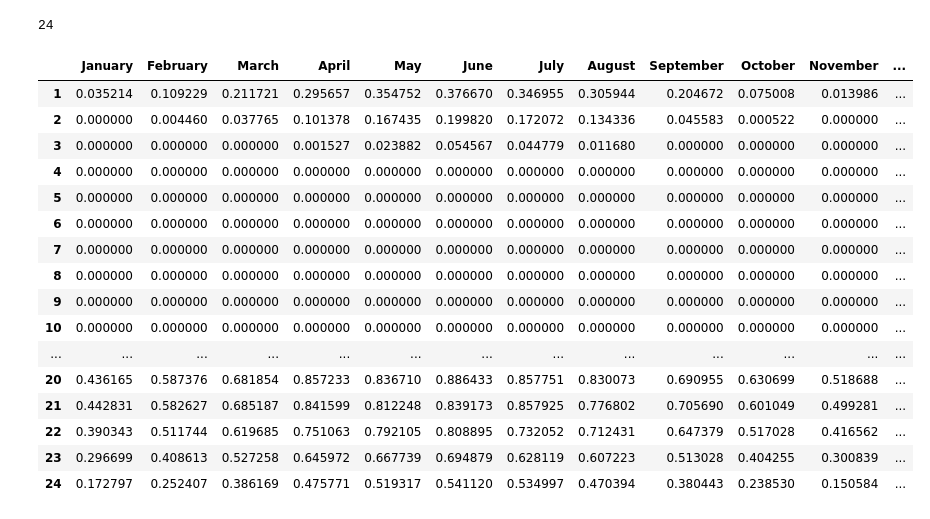
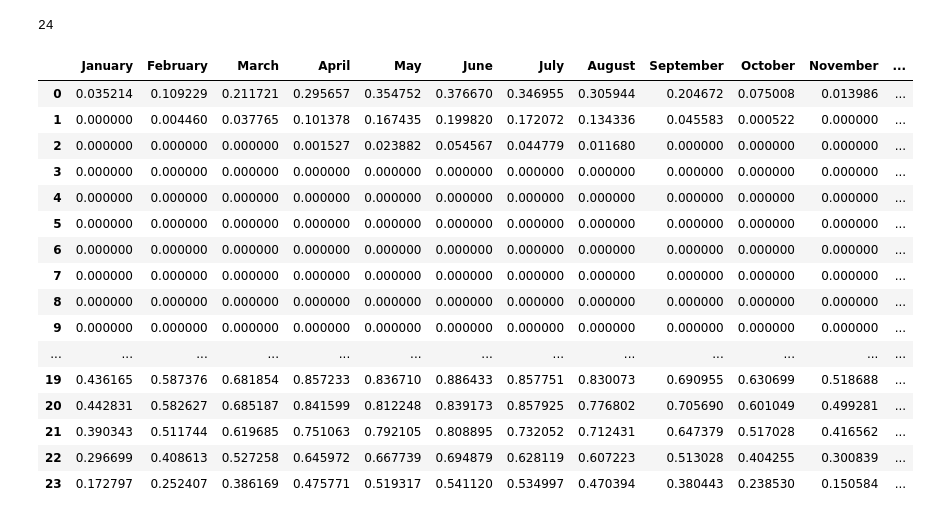
Before and after one commit to JulianEsler/7Q10, a Jupyter notebook: Hourly Solar Radiation Workbook.ipynb, the cells around one changed output. Saved outputs shown, nothing was run; the diff lists cells and outputs as text; code cells hidden in the pictures.

```diff
--- a/Hourly Solar Radiation Workbook.ipynb
+++ b/Hourly Solar Radiation Workbook.ipynb
@@ -121,34 +121,41 @@ print(len(agdf.loc[0,'GHI']))
 # %% [output]
 24
 # %%
-data_spread = pd.DataFrame(agdf['GHI'].tolist(), columns=range(1, 25))
+
+ds = pd.DataFrame(agdf['GHI'].tolist(), columns=range(1, 25))
 
 # Transpose the DataFrame to have hours as columns and months as rows
-data_spread = data_spread.T
+ds = ds.T
 
 # Rename the columns with month names
-data_spread.columns = [
+ds.columns = [
     'January', 'February', 'March', 'April', 'May', 'June',
     'July', 'August', 'September', 'October', 'November', 'December'
 ]
 
-# Display the new DataFrame "data_spread"
-data_spread
+ds.reset_index(inplace=True)
+# Display the new DataFrame "ds", ds = data spread
+
+ds = ds.drop(columns='index')
+
+# hashtag inserted before ds in following line so that dataframe does not print.
+# I did this so the code is more easily intelligible in GitHub. Remove # to print the dataframe.
+#ds
 # %% [output]
 |  | January | February | March | April | May | June | July | August | September | October | November | ... |
-| 1 | 0.035214 | 0.109229 | 0.211721 | 0.295657 | 0.354752 | 0.376670 | 0.346955 | 0.305944 | 0.204672 | 0.075008 | 0.013986 | ... |
-| 2 | 0.000000 | 0.004460 | 0.037765 | 0.101378 | 0.167435 | 0.199820 | 0.172072 | 0.134336 | 0.045583 | 0.000522 | 0.000000 | ... |
-| 3 | 0.000000 | 0.000000 | 0.000000 | 0.001527 | 0.023882 | 0.054567 | 0.044779 | 0.011680 | 0.000000 | 0.000000 | 0.000000 | ... |
+| 0 | 0.035214 | 0.109229 | 0.211721 | 0.295657 | 0.354752 | 0.376670 | 0.346955 | 0.305944 | 0.204672 | 0.075008 | 0.013986 | ... |
+| 1 | 0.000000 | 0.004460 | 0.037765 | 0.101378 | 0.167435 | 0.199820 | 0.172072 | 0.134336 | 0.045583 | 0.000522 | 0.000000 | ... |
+| 2 | 0.000000 | 0.000000 | 0.000000 | 0.001527 | 0.023882 | 0.054567 | 0.044779 | 0.011680 | 0.000000 | 0.000000 | 0.000000 | ... |
+| 3 | 0.000000 | 0.000000 | 0.000000 | 0.000000 | 0.000000 | 0.000000 | 0.000000 | 0.000000 | 0.000000 | 0.000000 | 0.000000 | ... |
 | 4 | 0.000000 | 0.000000 | 0.000000 | 0.000000 | 0.000000 | 0.000000 | 0.000000 | 0.000000 | 0.000000 | 0.000000 | 0.000000 | ... |
 | 5 | 0.000000 | 0.000000 | 0.000000 | 0.000000 | 0.000000 | 0.000000 | 0.000000 | 0.000000 | 0.000000 | 0.000000 | 0.000000 | ... |
 | 6 | 0.000000 | 0.000000 | 0.000000 | 0.000000 | 0.000000 | 0.000000 | 0.000000 | 0.000000 | 0.000000 | 0.000000 | 0.000000 | ... |
 | 7 | 0.000000 | 0.000000 | 0.000000 | 0.000000 | 0.000000 | 0.000000 | 0.000000 | 0.000000 | 0.000000 | 0.000000 | 0.000000 | ... |
 | 8 | 0.000000 | 0.000000 | 0.000000 | 0.000000 | 0.000000 | 0.000000 | 0.000000 | 0.000000 | 0.000000 | 0.000000 | 0.000000 | ... |
 | 9 | 0.000000 | 0.000000 | 0.000000 | 0.000000 | 0.000000 | 0.000000 | 0.000000 | 0.000000 | 0.000000 | 0.000000 | 0.000000 | ... |
-| 10 | 0.000000 | 0.000000 | 0.000000 | 0.000000 | 0.000000 | 0.000000 | 0.000000 | 0.000000 | 0.000000 | 0.000000 | 0.000000 | ... |
 | ... | ... | ... | ... | ... | ... | ... | ... | ... | ... | ... | ... | ... |
-| 20 | 0.436165 | 0.587376 | 0.681854 | 0.857233 | 0.836710 | 0.886433 | 0.857751 | 0.830073 | 0.690955 | 0.630699 | 0.518688 | ... |
-| 21 | 0.442831 | 0.582627 | 0.685187 | 0.841599 | 0.812248 | 0.839173 | 0.857925 | 0.776802 | 0.705690 | 0.601049 | 0.499281 | ... |
-| 22 | 0.390343 | 0.511744 | 0.619685 | 0.751063 | 0.792105 | 0.808895 | 0.732052 | 0.712431 | 0.647379 | 0.517028 | 0.416562 | ... |
-| 23 | 0.296699 | 0.408613 | 0.527258 | 0.645972 | 0.667739 | 0.694879 | 0.628119 | 0.607223 | 0.513028 | 0.404255 | 0.300839 | ... |
-| 24 | 0.172797 | 0.252407 | 0.386169 | 0.475771 | 0.519317 | 0.541120 | 0.534997 | 0.470394 | 0.380443 | 0.238530 | 0.150584 | ... |
+| 19 | 0.436165 | 0.587376 | 0.681854 | 0.857233 | 0.836710 | 0.886433 | 0.857751 | 0.830073 | 0.690955 | 0.630699 | 0.518688 | ... |
+| 20 | 0.442831 | 0.582627 | 0.685187 | 0.841599 | 0.812248 | 0.839173 | 0.857925 | 0.776802 | 0.705690 | 0.601049 | 0.499281 | ... |
+| 21 | 0.390343 | 0.511744 | 0.619685 | 0.751063 | 0.792105 | 0.808895 | 0.732052 | 0.712431 | 0.647379 | 0.517028 | 0.416562 | ... |
+| 22 | 0.296699 | 0.408613 | 0.527258 | 0.645972 | 0.667739 | 0.694879 | 0.628119 | 0.607223 | 0.513028 | 0.404255 | 0.300839 | ... |
+| 23 | 0.172797 | 0.252407 | 0.386169 | 0.475771 | 0.519317 | 0.541120 | 0.534997 | 0.470394 | 0.380443 | 0.238530 | 0.150584 | ... |
```
Also changed, not shown: parts of 2 cells of this notebook.
